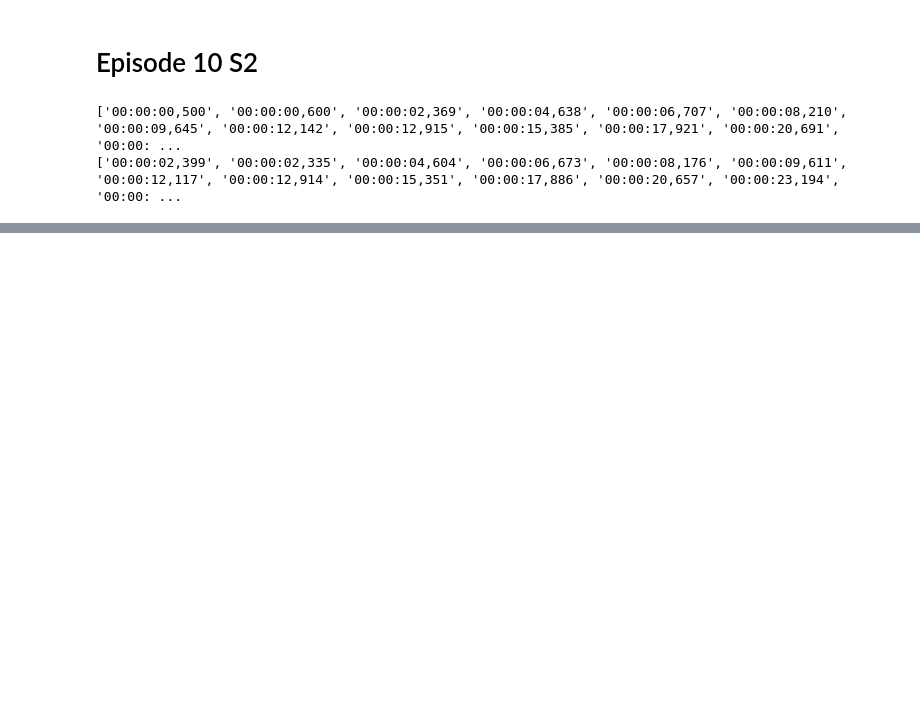
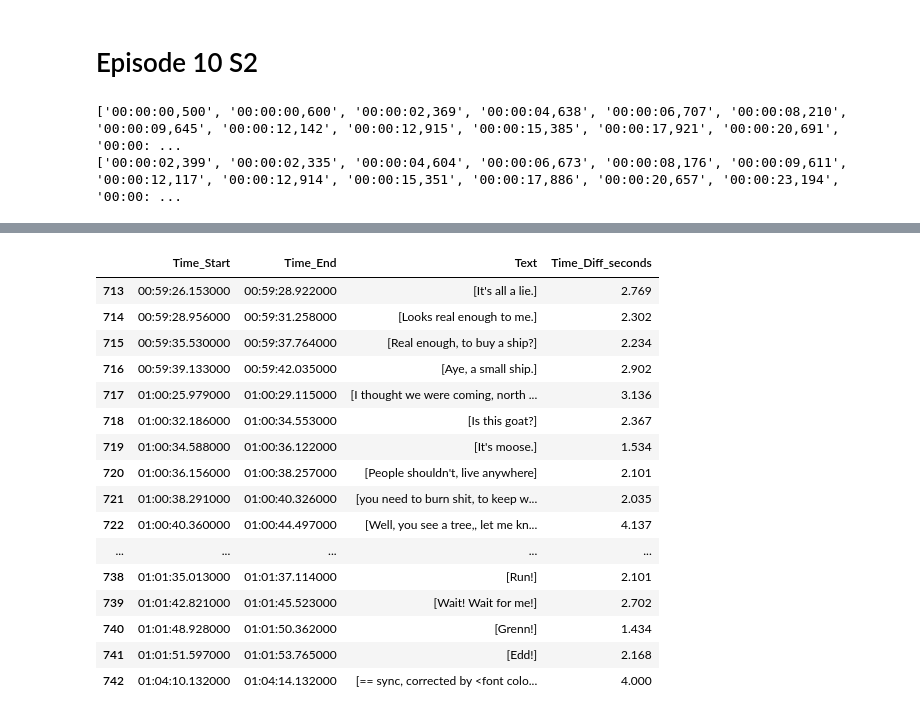
Before and after one commit to trong-shen/Game-of-Throne-Project, a Jupyter notebook: S1+S2subtitles.ipynb, the cells around one changed output, grey strips where cells are left out. Saved outputs shown, nothing was run; the diff lists cells and outputs as text; code cells hidden in the pictures; blank space fills up the shorter version.

```diff
--- a/S1+S2subtitles.ipynb
+++ b/S1+S2subtitles.ipynb
@@ -1591,3 +1793,6 @@ lines = lines[1:]
 # %% [output]
 ['00:00:00,500', '00:00:00,600', '00:00:02,369', '00:00:04,638', '00:00:06,707', '00:00:08,210', '00:00:09,645', '00:00:12,142', '00:00:12,915', '00:00:15,385', '00:00:17,921', '00:00:20,691', '00:00: ...
 ['00:00:02,399', '00:00:02,335', '00:00:04,604', '00:00:06,673', '00:00:08,176', '00:00:09,611', '00:00:12,117', '00:00:12,914', '00:00:15,351', '00:00:17,886', '00:00:20,657', '00:00:23,194', '00:00: ...
+# %%
+GOTep10S2=pd.DataFrame(list(zip(Time_starts,Time_ends,lines)),columns=['Time_Start','Time_End', 'Text'])
+GOTep10S2.info()
@@ -1593,0 +1810,32 @@ lines = lines[1:]
+# %%
+# Changing datetime format so it can be converted to a timedelta64 as a string (was getting error converting to timedelta without this step)
+GOTep10S2['Time_End'] = pd.to_datetime(GOTep10S2['Time_End'],format= '%H:%M:%S,%f' ).dt.time
+GOTep10S2['Time_Start'] = pd.to_datetime(GOTep10S2['Time_Start'],format= '%H:%M:%S,%f' ).dt.time
+# %%
+# Converting the timeseries to a time delta in order to find the differences between time_end and time_start
+GOTep10S2['Time_End'] = pd.to_timedelta(GOTep10S2['Time_End'].astype(str))
+GOTep10S2['Time_Start'] = pd.to_timedelta(GOTep10S2['Time_Start'].astype(str))
+# %%
+# Creating a new column with differnce between time end and time start for each subtitle (length of time of each subtitle)
+GOTep10S2['Time_Diff_seconds'] = GOTep10S2['Time_End'] - GOTep10S2['Time_Start']
+GOTep10S2['Time_Diff_seconds'] = GOTep10S2['Time_Diff_seconds']/np.timedelta64(1,'s')
+
+GOTep10S2.tail(30)
+# %% [output]
+|  | Time_Start | Time_End | Text | Time_Diff_seconds |
+| 713 | 00:59:26.153000 | 00:59:28.922000 | [It's all a lie.] | 2.769 |
+| 714 | 00:59:28.956000 | 00:59:31.258000 | [Looks real enough to me.] | 2.302 |
+| 715 | 00:59:35.530000 | 00:59:37.764000 | [Real enough, to buy a ship?] | 2.234 |
+| 716 | 00:59:39.133000 | 00:59:42.035000 | [Aye, a small ship.] | 2.902 |
+| 717 | 01:00:25.979000 | 01:00:29.115000 | [I thought we were coming, north ... | 3.136 |
+| 718 | 01:00:32.186000 | 01:00:34.553000 | [Is this goat?] | 2.367 |
+| 719 | 01:00:34.588000 | 01:00:36.122000 | [It's moose.] | 1.534 |
+| 720 | 01:00:36.156000 | 01:00:38.257000 | [People shouldn't, live anywhere] | 2.101 |
+| 721 | 01:00:38.291000 | 01:00:40.326000 | [you need to burn shit, to keep w... | 2.035 |
+| 722 | 01:00:40.360000 | 01:00:44.497000 | [Well, you see a tree,, let me kn... | 4.137 |
+| ... | ... | ... | ... | ... |
+| 738 | 01:01:35.013000 | 01:01:37.114000 | [Run!] | 2.101 |
+| 739 | 01:01:42.821000 | 01:01:45.523000 | [Wait! Wait for me!] | 2.702 |
+| 740 | 01:01:48.928000 | 01:01:50.362000 | [Grenn!] | 1.434 |
+| 741 | 01:01:51.597000 | 01:01:53.765000 | [Edd!] | 2.168 |
+| 742 | 01:04:10.132000 | 01:04:14.132000 | [== sync, corrected by <font colo... | 4.000 |
```
Also changed, not shown: parts of 48 cells of this notebook.
